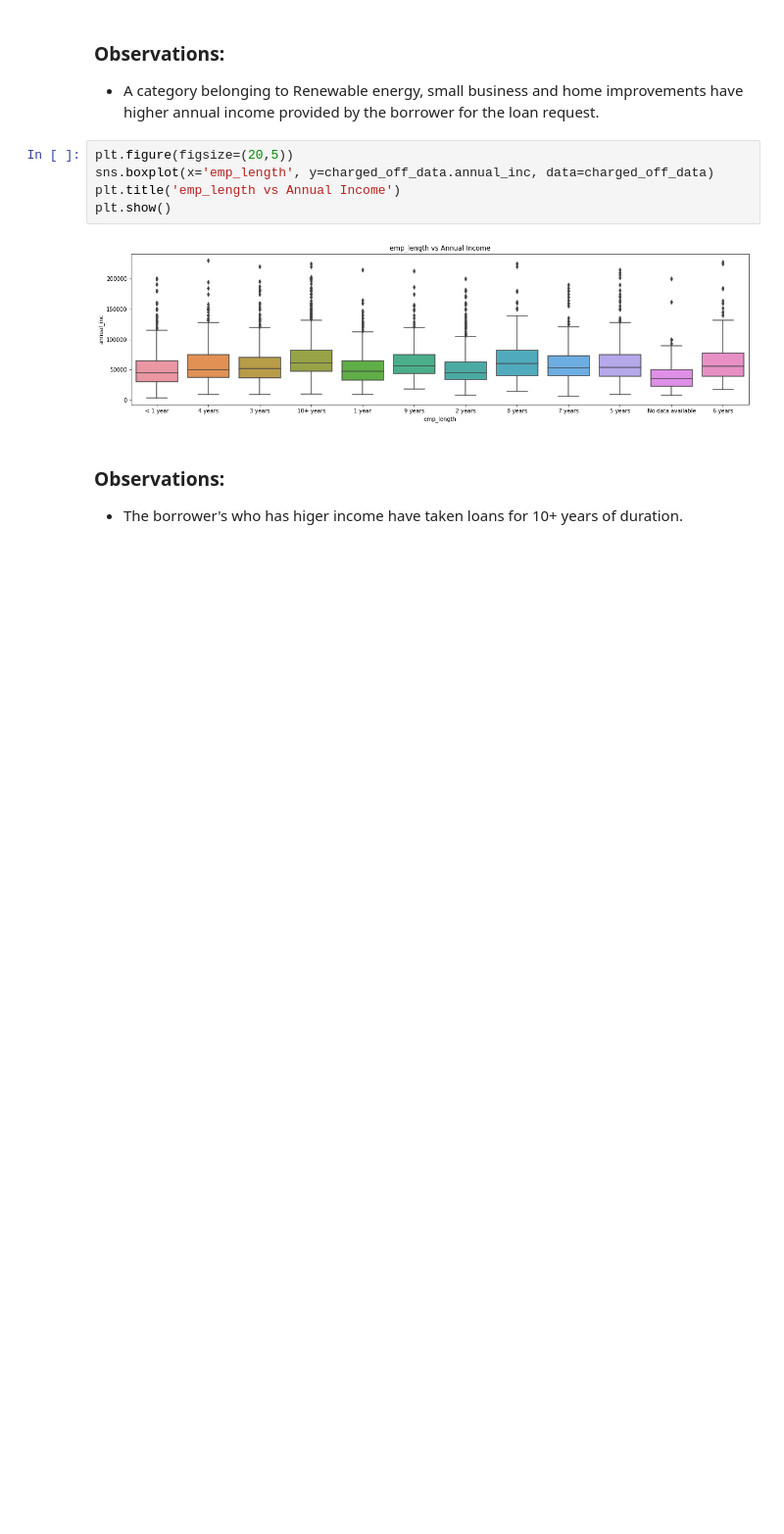
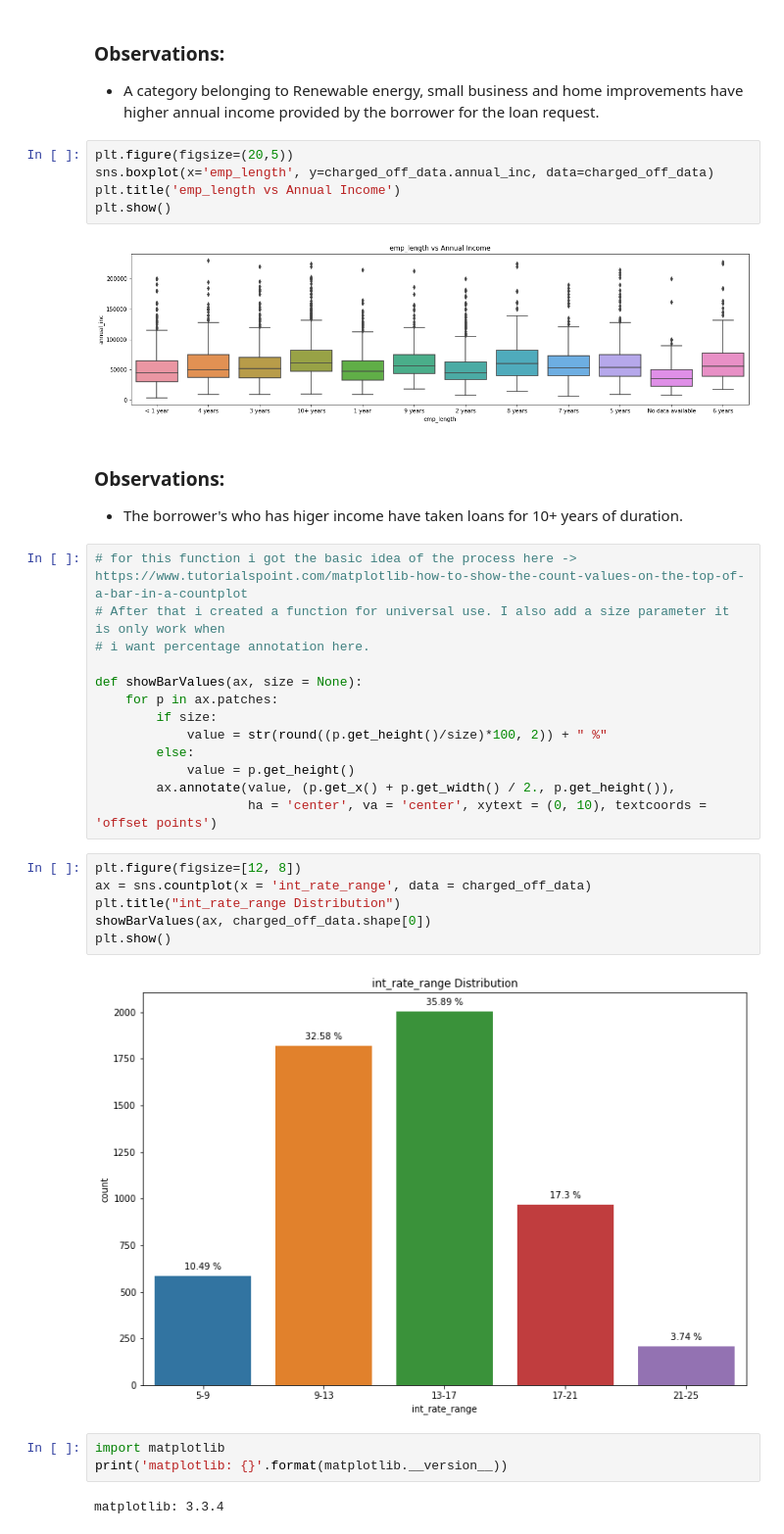
Before and after one commit to kuldeeplodha/Landing-Club-Case-Study, a Jupyter notebook: landing_club_case_study_main.ipynb, the cells around one changed output. Shown: that part at 98% size. Cells and saved outputs as stored; diff of their text form; blank space fills up the shorter version.

```diff
--- a/landing_club_case_study_main.ipynb
+++ b/landing_club_case_study_main.ipynb
@@ -1100,3 +1100,29 @@ plt.show()
 
 ### Observations:
 - The borrower's who has higer income have taken loans for 10+ years of duration.
+# %%
+# for this function i got the basic idea of the process here -> https://www.tutorialspoint.com/matplotlib-how-to-show-the-count-values-on-the-top-of-a-bar-in-a-countplot
+# After that i created a function for universal use. I also add a size parameter it is only work when
+# i want percentage annotation here.
+
+def showBarValues(ax, size = None):
+    for p in ax.patches:
+        if size:
+            value = str(round((p.get_height()/size)*100, 2)) + " %"
+        else:
+            value = p.get_height()
+        ax.annotate(value, (p.get_x() + p.get_width() / 2., p.get_height()),
+                    ha = 'center', va = 'center', xytext = (0, 10), textcoords = 'offset points')
+# %%
+plt.figure(figsize=[12, 8])
+ax = sns.countplot(x = 'int_rate_range', data = charged_off_data)
+plt.title("int_rate_range Distribution")
+showBarValues(ax, charged_off_data.shape[0])
+plt.show()
+# %% [output]
+[figure, added]
+# %%
+import matplotlib
+print('matplotlib: {}'.format(matplotlib.__version__))
+# %% [output]
+matplotlib: 3.3.4
```
Also changed, not shown: parts of 20 cells of this notebook.
